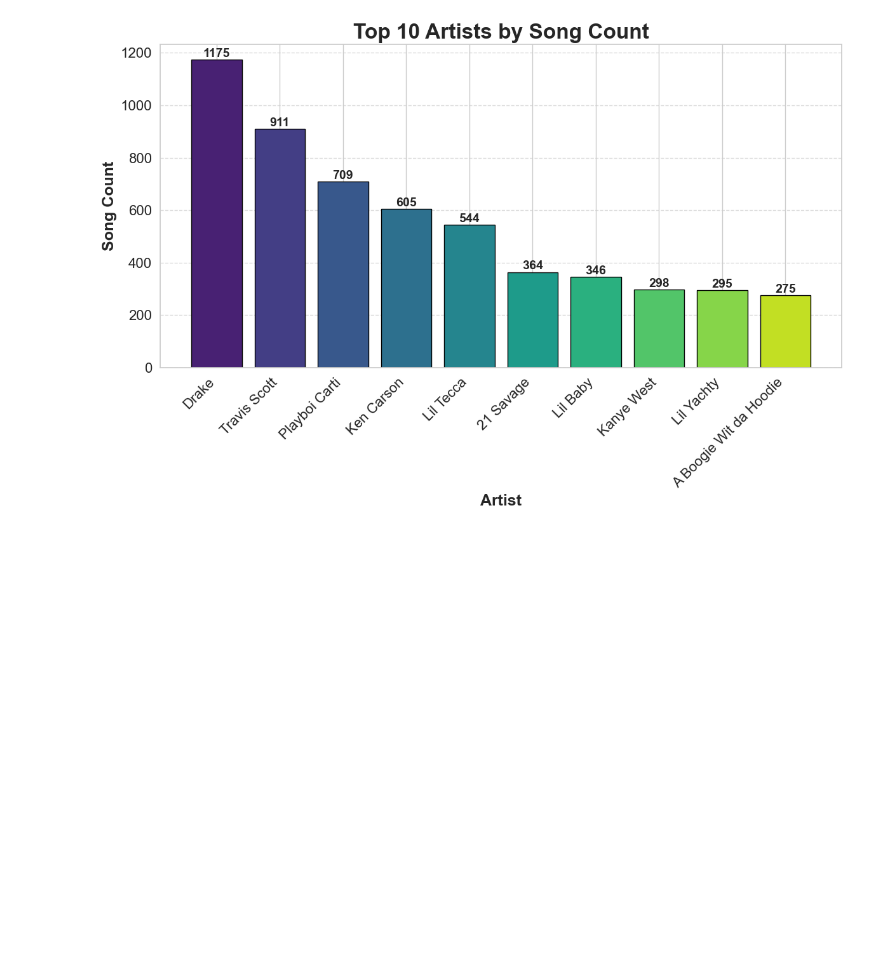
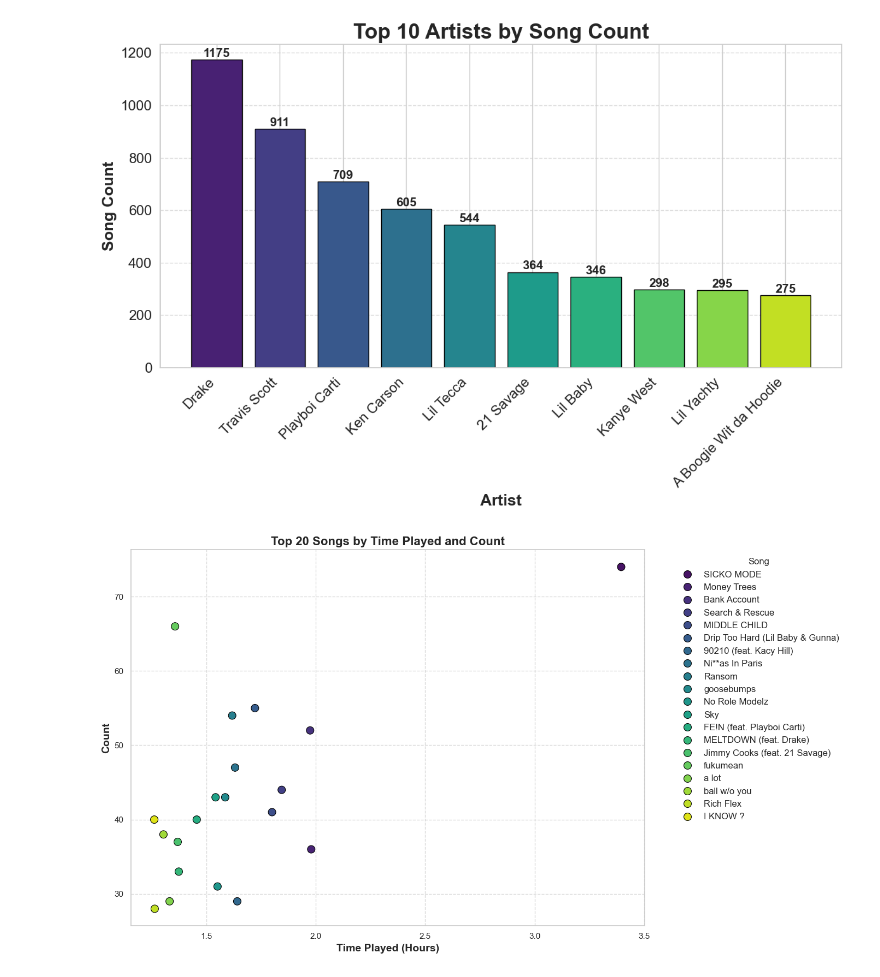
Before and after one commit to cparthiv/spotify-analysis, a Jupyter notebook: spotify_analysis.ipynb, the cells around one changed output. Saved outputs shown, nothing was run; the diff lists cells and outputs as text; code cells hidden in the pictures; blank space fills up the shorter version.

Commit message:
top songs analysis

```diff
--- a/spotify_analysis.ipynb
+++ b/spotify_analysis.ipynb
@@ -205,3 +205,27 @@ plt.tight_layout()
 plt.show()
 # %% [output]
 [figure]
+# %%
+# Calculate top songs
+top_songs = spotify_stream_df.groupby(['master_metadata_track_name'])[
+    ['count', 'time_played_hours']].sum().sort_values(by='time_played_hours', ascending=False)
+top_20_songs = top_songs.head(20).reset_index()
+
+plt.figure(figsize=(14, 8))
+
+# Create scatter plot
+sns.scatterplot(data=top_20_songs, x='time_played_hours', y='count',
+                hue='master_metadata_track_name', palette='viridis', s=100, edgecolor='black')
+
+plt.xlabel('Time Played (Hours)', fontsize=14, fontweight='bold')
+plt.ylabel('Count', fontsize=14, fontweight='bold')
+plt.title('Top 20 Songs by Time Played and Count',
+          fontsize=16, fontweight='bold')
+plt.legend(title='Song', bbox_to_anchor=(
+    1.05, 1), loc='upper left', fontsize=12)
+
+plt.grid(axis='both', linestyle='--', alpha=0.7)
+plt.tight_layout()
+plt.show()
+# %% [output]
+[figure, added]
```
Also changed, not shown: parts of 1 cell of this notebook, 2 other files.
